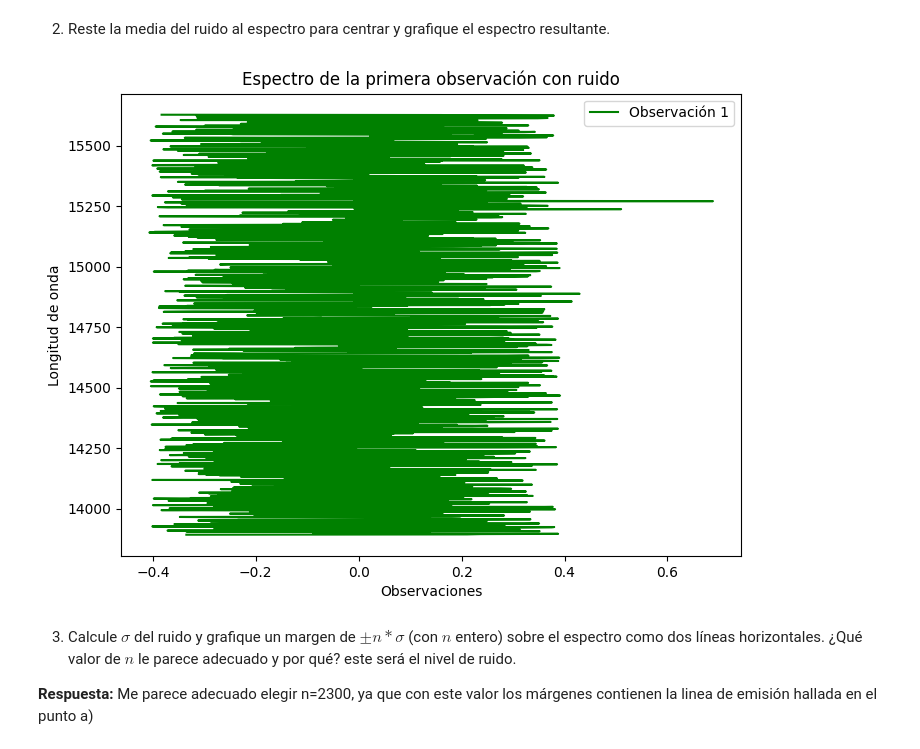
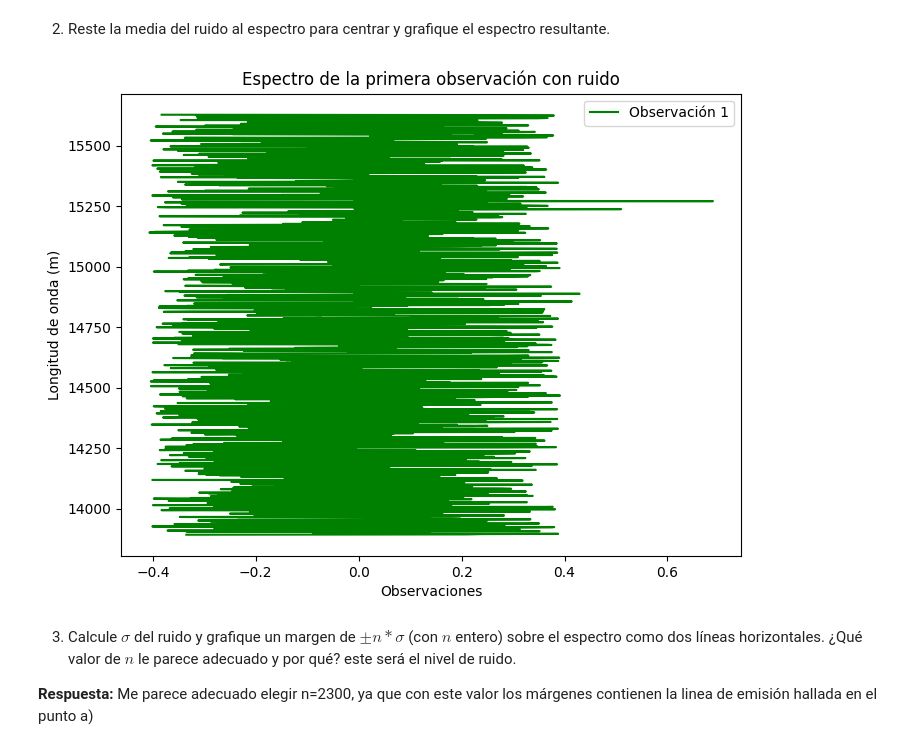
Before and after one commit to Xavier204/Tarea-2, a Jupyter notebook: Tarea2.ipynb, the cells around one changed output. Drawn from its saved outputs; the diff is of its cells as text; code cells hidden in the pictures.

```diff
--- a/Tarea2.ipynb
+++ b/Tarea2.ipynb
@@ -224,7 +224,7 @@ Abra el archivo **data_spectra.csv** con pandas y muestre el DataFrame. (No es n
 Las columnas **obs** corresponden a observaciones (espectro) de un objeto, en la que cada valor corresponde a la potencia asociada a una longitud de onda. La columna **Wlth** corresponde a las longitudes de onda.
 # %%
 # Lea y muestre el DataFrame aquí
-data = pd.read_csv('data_spectra.csv')
+data = pd.read_csv('/data_spectra.csv')
 print(data.head())
 # %% [output]
    Unnamed: 0          Wlth     obs_1     obs_2     obs_3     obs_4     obs_5  \
@@ -288,7 +290,9 @@ Note que este subconjunto corresponde a ruido principalmente.
 # %%
 des_est=data["obs_1"].std()
 media=data["obs_1"].mean()
-ruido = data["obs_1"][(data["obs_1"]>=media-3*des_est) & (data["obs_1"]<=media+3*des_est)]
+
+ruido=data["obs_1"][(data["obs_1"]>media-3*des_est)&(data["obs_1"]<media+3*des_est)]
+
 print("Desviación estandar: " + str(des_est))
 print(ruido)
 # %% [output]
@@ -310,17 +314,17 @@ Name: obs_1, Length: 1418, dtype: float64
 # %%
 # Grafique el espectro centrado en 0 aquí
 media_ruido=ruido.mean()
 ruido_corregido=ruido-media_ruido
 
 plt.figure(figsize=(8, 6))
 plt.plot(ruido_corregido, data["Wlth"][ruido.index], color="green", label="Observación 1")
 plt.xlabel("Observaciones")
-plt.ylabel("Longitud de onda")
+plt.ylabel("Longitud de onda (m)")
 plt.title("Espectro de la primera observación con ruido")
 plt.legend()
 plt.show()
 # %% [output]
-[figure, old version]
+[figure, new version]
 # %% [markdown]
 3. Calcule $\sigma$ del ruido y grafique un margen de $\pm n*\sigma$ (con $n$ entero) sobre el espectro como dos líneas horizontales. ¿Qué valor de $n$ le parece adecuado y por qué? este será el nivel de ruido.
 
```
Also changed, not shown: parts of 9 cells of this notebook.
